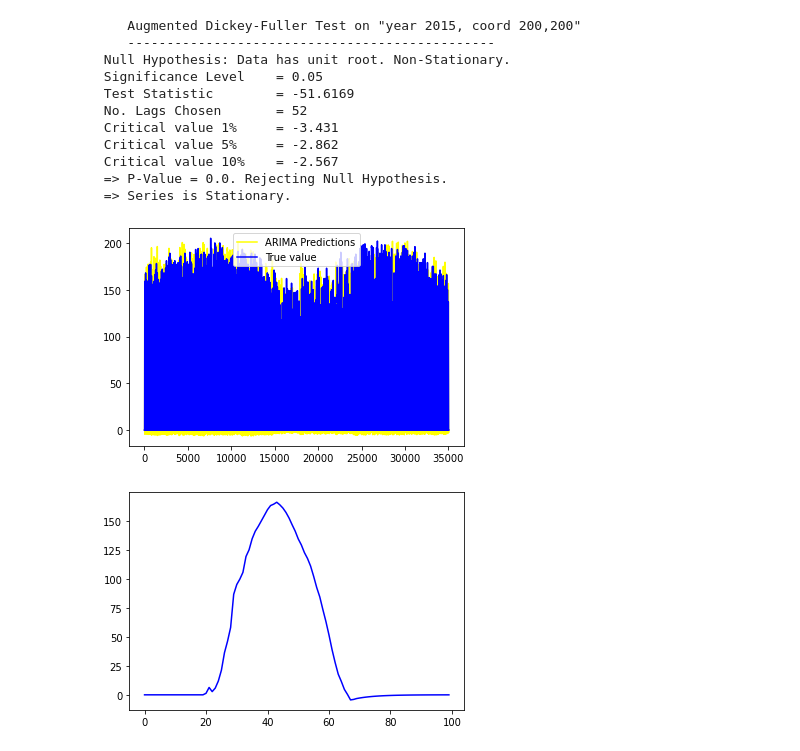
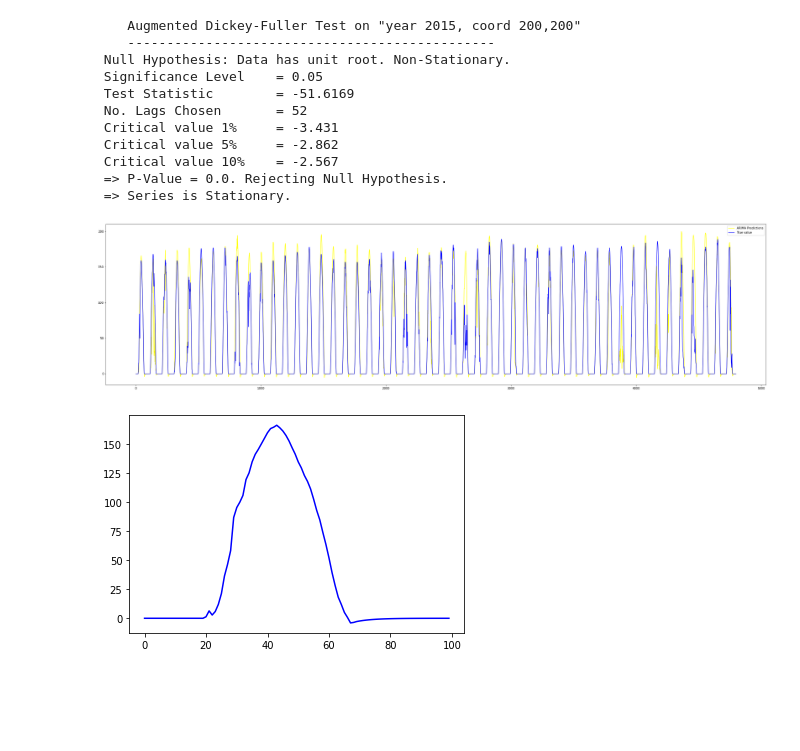
Before and after one commit to marcoboucas/irradiance, a Jupyter notebook: notebooks/time_series_forecasting.ipynb, the cells around one changed output. Cells and saved outputs as stored; diff of their text form; code cells hidden in the pictures; blank space fills up the shorter version.

Commit message:
Update the time prediction

```diff
--- a/notebooks/time_series_forecasting.ipynb
+++ b/notebooks/time_series_forecasting.ipynb
@@ -10,7 +10,7 @@ import seaborn as sns
 values = []
 
 for i in range (5,10):
-    f = h5py.File('./data/ghi_201{}.h5'.format(i), 'r')
+    f = h5py.File('../data/ghi_201{}.h5'.format(i), 'r')
     value = f['/set']
     values.append(value)
 
@@ -88,14 +87,16 @@ y_pred = ARIMAmodel.get_forecast(35040)
 # %%
 # Plot prediction over one year and compare with true value
 
 y_pred = ARIMAmodel.predict(start = 0, end = 35040)
 
-plt.plot(y_pred, color='Yellow', label = 'ARIMA Predictions')
-plt.plot(values[1][:,200,200], color= "Blue", label = "True value")
+plt.figure(figsize=(40,10))
+max_values = 50*96
+plt.plot(y_pred[:max_values], color='Yellow', label = 'ARIMA Predictions')
+plt.plot(values[1][:max_values,200,200], color= "Blue", label = "True value")
 plt.legend()
 plt.show()
 # %% [output]
-[figure, old version]
+[figure, new version]
 # %%
 # plot one day for this coordinate
 plt.plot(y_pred[0:100], color='blue', label = 'ARIMA Predictions')
```
Also changed, not shown: parts of 2 cells of this notebook.
